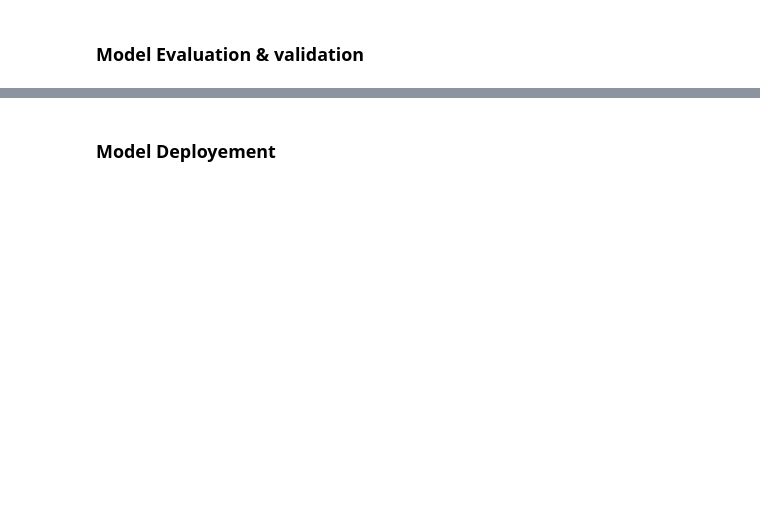
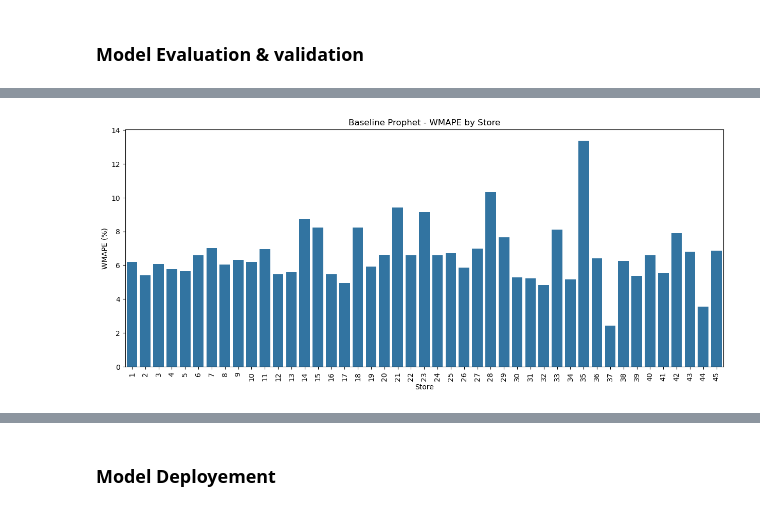
Before and after one commit to Rajwork99/Future-Sales-Forecasting, a Jupyter notebook: forcast.ipynb, the cells around one changed output, grey strips where cells are left out. Drawn from its saved outputs; the diff is of its cells as text; code cells hidden in the pictures; blank space fills up the shorter version.

Commit message:
add model without external feature

```diff
--- a/forcast.ipynb
+++ b/forcast.ipynb
@@ -379,0 +756,19 @@ Percentage difference: 711.08%
+# %%
+cv_results = {}
+
+for store in train_data:
+
+    print(f"Running CV for Store {store}")
+
+    df_cv = cross_validation(
+        models[store],
+        initial='364 days',
+        period='91 days',
+        horizon='84 days'
+    )
+
+    df_cv['Store'] = store
+
+    cv_results[store] = df_cv
+
+print("Cross-validation completed.")
@@ -379,0 +777,7 @@ Percentage difference: 711.08%
+# %%
+all_cv = pd.concat(
+    cv_results.values(),
+    ignore_index=True
+)
+
+all_cv.head()
@@ -379,0 +864,15 @@ Percentage difference: 711.08%
+# %%
+plt.figure(figsize=(15, 6))
+
+sns.barplot(
+    data=store_metrics,
+    x='Store',
+    y='WMAPE'
+)
+
+plt.title('Baseline Prophet - WMAPE by Store')
+plt.ylabel('WMAPE (%)')
+plt.xticks(rotation=90)
+plt.show()
+# %% [output]
+[figure, added]
```
Also changed, not shown: parts of 34 cells of this notebook.
